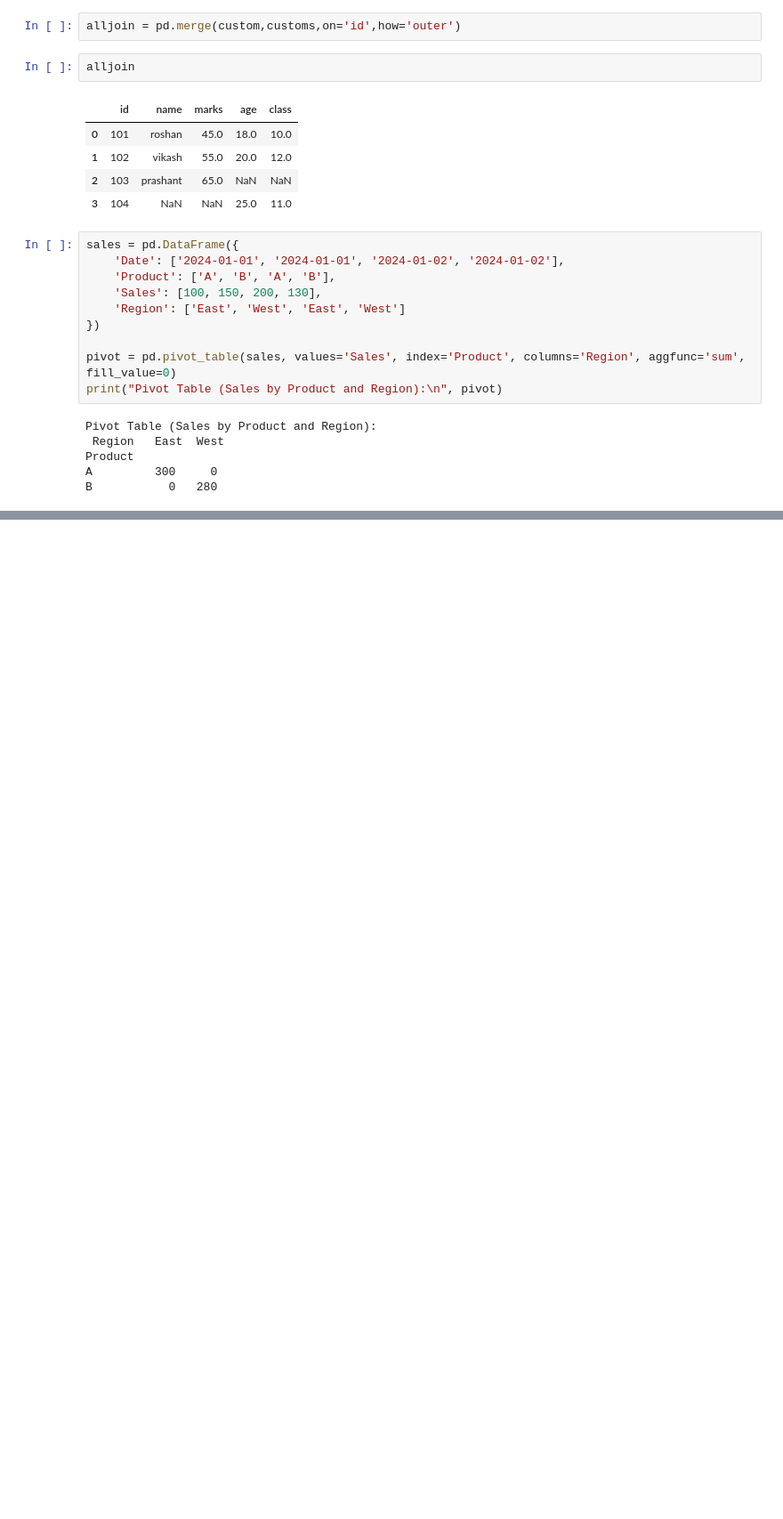
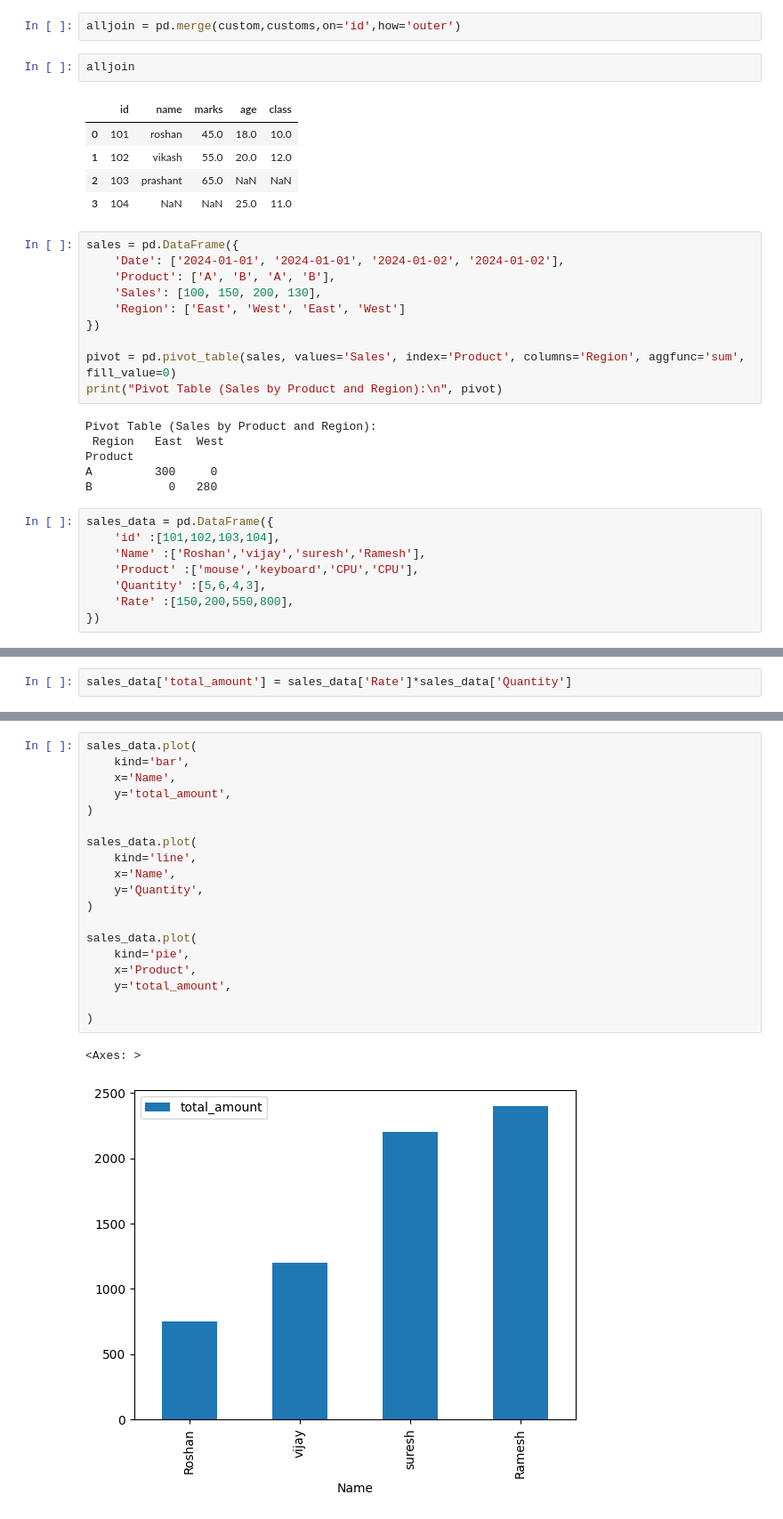
Before and after one commit to helloharendra/Python-DS-AI-11-AM-12-30PM, a Jupyter notebook: roshan/analytics/day26.ipynb, the cells around one changed output, grey strips where cells are left out. Shown at 89% size. Saved outputs shown, nothing was run; the diff lists cells and outputs as text; blank space fills up the shorter version.

```diff
--- a/roshan/analytics/day26.ipynb
+++ b/roshan/analytics/day26.ipynb
@@ -560,3 +561,11 @@ Pivot Table (Sales by Product and Region):
 Product
 A         300     0
 B           0   280
+# %%
+sales_data = pd.DataFrame({
+    'id' :[101,102,103,104],
+    'Name' :['Roshan','vijay','suresh','Ramesh'],
+    'Product' :['mouse','keyboard','CPU','CPU'],
+    'Quantity' :[5,6,4,3],
+    'Rate' :[150,200,550,800],
+})
@@ -562,0 +580,2 @@ B           0   280
+# %%
+sales_data['total_amount'] = sales_data['Rate']*sales_data['Quantity']
@@ -562,0 +638,22 @@ B           0   280
+# %%
+sales_data.plot(
+    kind='bar',
+    x='Name',
+    y='total_amount',
+)
+
+sales_data.plot(
+    kind='line',
+    x='Name',
+    y='Quantity',
+)
+
+sales_data.plot(
+    kind='pie',
+    x='Product',
+    y='total_amount',
+
+)
+# %% [output]
+<Axes: >
+[figure, added]
```
Also changed, not shown: parts of 10 cells of this notebook, 1 other file.
